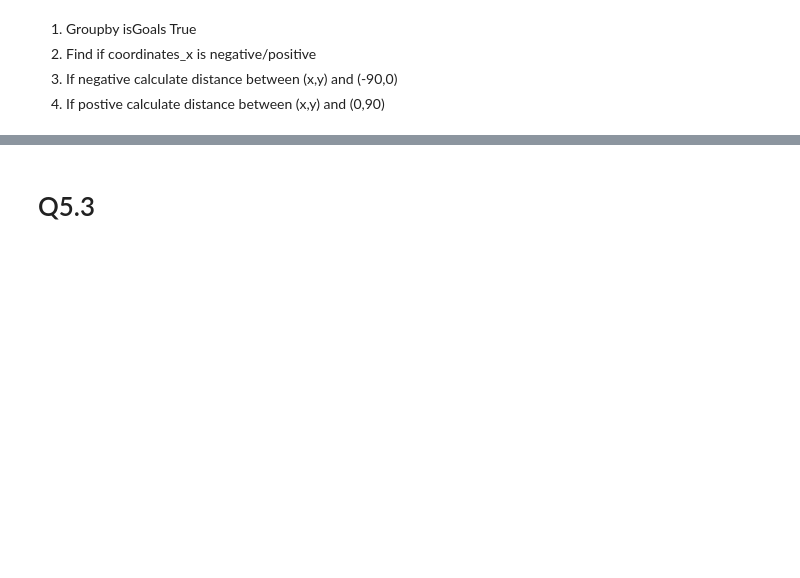
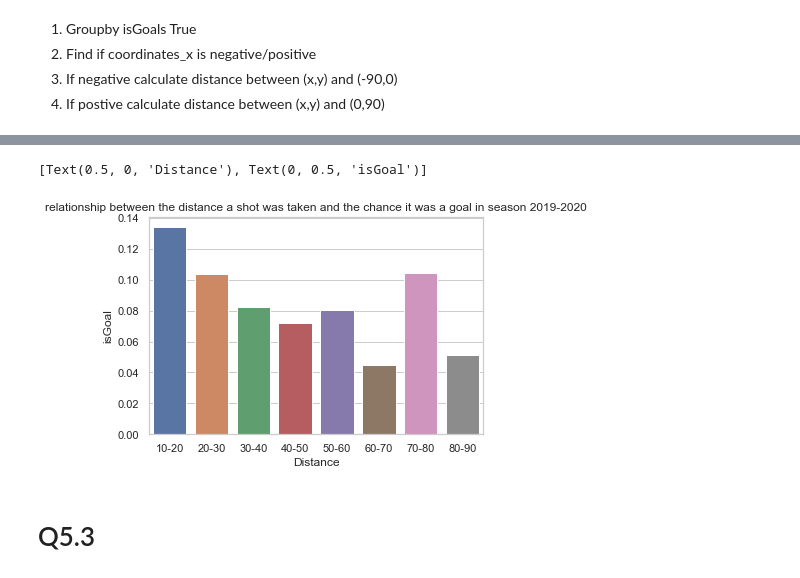
Before and after one commit to Jawing/ift6758-project-template-main, a Jupyter notebook: milestone1-Abhay.ipynb, the cells around one changed output, grey strips where cells are left out. Drawn from its saved outputs; the diff is of its cells as text; code cells hidden in the pictures; blank space fills up the shorter version.

```diff
--- a/milestone1-Abhay.ipynb
+++ b/milestone1-Abhay.ipynb
@@ -839,0 +715,77 @@ ax.set(xlabel="Distance", ylabel = "isGoal")
+# %%
+aa=0
+ab=0
+ac=0
+ad=0
+a=0
+b=0
+c=0
+d=0
+
+for i in np.array(df_2019_new[df_2019_new['isGoal'] == True]['Distance']):
+    if i > 10 and i<20:
+        aa+= 1
+    if i > 20 and i<30:
+        ab+= 1
+    if i > 30 and i<40:
+        ac+= 1
+    if i > 40 and i<50:
+        ad+= 1
+    if i > 50 and i < 60:
+        a+= 1
+    if i >60 and i< 70:
+        b+= 1
+    if i >70 and i <80:
+        c+= 1
+    if i>80 and i<90:
+        d+=1
+
+print(aa,ab,ac,ad,a,b,c,d, )
+lst = [aa,ab,ac,ad,a,b,c,d]
+
+xa = 0
+xb=0
+xc=0
+xd=0
+xe=0
+xf=0
+xg=0
+xh=0
+
+for i in np.array(df_2019_new[df_2019_new['isGoal'] == False]['Distance']):
+    if i > 10 and i<20:
+        xa+= 1
+    if i > 20 and i<30:
+        xb+= 1
+    if i > 30 and i<40:
+        xc+= 1
+    if i > 40 and i<50:
+        xd+= 1
+    if i > 50 and i < 60:
+        xe+= 1
+    if i >60 and i< 70:
+        xf+= 1
+    if i >70 and i <80:
+        xg+= 1
+    if i>80 and i<90:
+        xh+=1
+print(xa, xb, xc, xd, xe, xf,xg, xh )
+
+print(aa)
+print(aa+xa)
+prob_1 = aa/(aa+xa)
+prob_2 = ab/(ab+xb)
+prob_3 = ac/(ac+xc)
+prob_4 = ad/(ad+xd)
+prob_5 = a/(a+xe)
+prob_6 = b/(b+xf)
+prob_7 = c/(c+xg)
+prob_8 = d/(a+xh)
+lst = [prob_1,prob_2,prob_3,prob_4,prob_5,prob_6,prob_7,prob_8]
+
+import seaborn as sns
+sns.set_theme(style="whitegrid")
+ax = sns.barplot(x=['10-20','20-30','30-40','40-50','50-60','60-70','70-80','80-90' ], y=lst, data=df_2019_new)
+ax.set_title('relationship between the distance a shot was taken and the chance it was a goal in season 2019-2020')
+ax.set(xlabel="Distance", ylabel = "isGoal")
+# %% [output]
@@ -839,0 +796,2 @@ ax.set(xlabel="Distance", ylabel = "isGoal")
+[Text(0.5, 0, 'Distance'), Text(0, 0.5, 'isGoal')]
+[figure, added]
```
Also changed, not shown: parts of 35 cells of this notebook.
